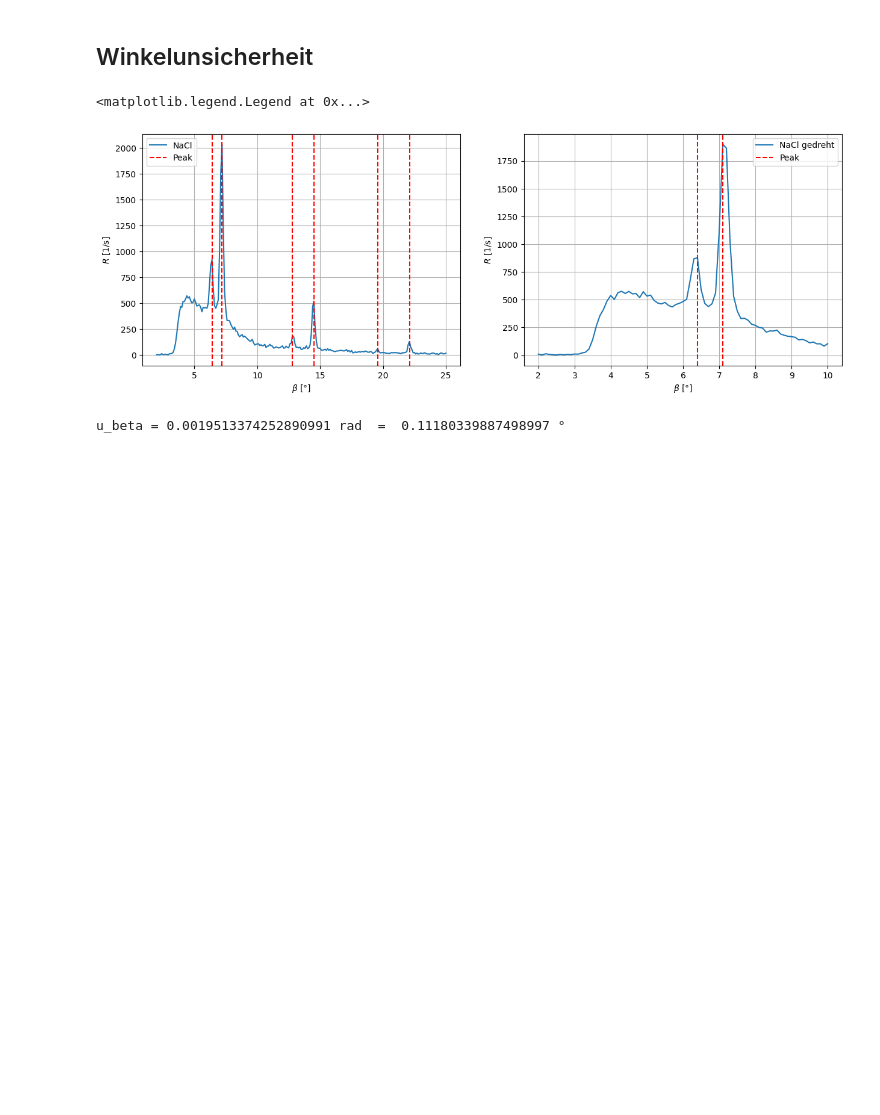
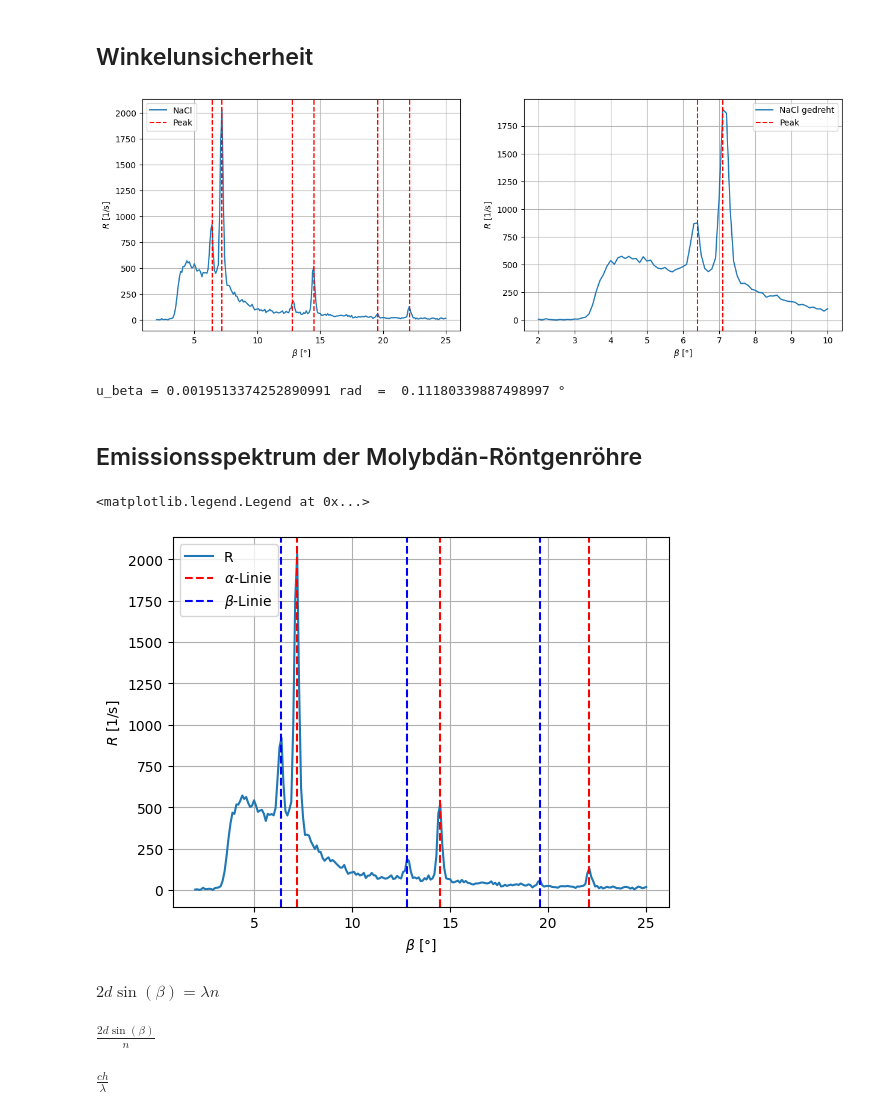
Before and after one commit to RombusBombus/AP3, a Jupyter notebook: XST/XST.ipynb, the cells around one changed output. Cells and saved outputs as stored; diff of their text form; code cells hidden in the pictures; blank space fills up the shorter version.

```diff
--- a/XST/XST.ipynb
+++ b/XST/XST.ipynb
@@ -35,12 +41,11 @@ nacl.columns = ["beta", "R"]
 nacl_gedreht = dfs["NaCl gedreht"]
 nacl_gedreht.columns = ["beta", "R"]
 
-def idx_to_beta(idx):
-    return nacl["beta"][idx]
-
+# Plot erstellen
 fig, axs = plt.subplots(1, 2, figsize=(15, 5))
 axs = axs.flatten()
 
+# Messungen plotten
 nacl.plot(x="beta", y="R", kind="line", grid=True, ax=axs[0])
 axs[0].set_xlabel(r"$\beta$ [°]")
 axs[0].set_ylabel(r"$R$ [1/s]")
@@ -48,9 +53,11 @@ nacl_gedreht.plot(x="beta", y="R", kind="line", grid=True, ax=axs[1])
 axs[1].set_xlabel(r"$\beta$ [°]")
 axs[1].set_ylabel(r"$R$ [1/s]")
 
+# peaks identifizieren
 peaks_idcs_nacl = [44, 52, 108, 125, 176, 201]
 peaks_idcs_nacl_gedreht = [44, 51]
 
+# Peaks plotten
 for peak_idx in peaks_idcs_nacl:
     axs[0].axvline(x=nacl["beta"][peak_idx], color="red", linestyle="--", label="Peak")
 for peak_idx in peaks_idcs_nacl_gedreht:
@@ -58,7 +65,8 @@ for peak_idx in peaks_idcs_nacl_gedreht:
 
 axs[0].legend(["NaCl", "Peak"])
 axs[1].legend(["NaCl gedreht", "Peak"])
+
+plt.savefig("Winkelunsicherheit.svg")
 # %% [output]
-<matplotlib.legend.Legend at 0x...>
 [figure]
 # %%
@@ -71,3 +81,38 @@ u_beta = np.sqrt(u_beta_anleitung**2 + diffs_rad.max()**2)
 print(f"u_beta = {u_beta} rad", " = ", np.rad2deg(u_beta), "°")
 # %% [output]
 u_beta = 0.0019513374252890991 rad  =  0.11180339887498997 °
+# %% [markdown]
+## Emissionsspektrum der Molybdän-Röntgenröhre
+# %%
+nacl.plot(x="beta", y="R", kind="line", grid=True)
+plt.xlabel(r"$\beta$ [°]")
+plt.ylabel(r"$R$ [1/s]")
+
+# alpha peaks plotten (jeder 2.)
+alpha_peak_idcs = peaks_idcs_nacl[1::2]
+for i, peak_idx in enumerate(alpha_peak_idcs):
+    label = "" if i > 0 else r"$\alpha$-Linie"
+    plt.axvline(x=nacl["beta"][peak_idx], color="red", linestyle="--", label=label)
+
+# beta peaks plotten (jeder 2.)
+beta_peak_idcs = peaks_idcs_nacl[::2]
+for i, peak_idx in enumerate(beta_peak_idcs):
+    label = "" if i > 0 else r"$\beta$-Linie"
+    plt.axvline(x=nacl["beta"][peak_idx], color="blue", linestyle="--", label=label)
+
+plt.legend()
+# %% [output]
+<matplotlib.legend.Legend at 0x...>
+[figure, added]
+# %%
+# Bragg Bedingung
+n_symbol, d_symbol, beta_symbol, lambda_symbol = symbols("n d beta lambda")
+bragg_bedingung = Eq(2 * d_symbol * sin(beta_symbol), n_symbol*lambda_symbol)
+bragg_bedingung
+# %% [output]
+$\displaystyle 2 d \sin{\left(\beta \right)} = \lambda n$
+# %%
+lambda_formula = solve(bragg_bedingung, lambda_symbol)[0]
+lambda_formula
+# %% [output]
+$\displaystyle \frac{2 d \sin{\left(\beta \right)}}{n}$
@@ -73,0 +137,7 @@ u_beta = 0.0019513374252890991 rad  =  0.11180339887498997 °
+# %%
+# Energien berechnen
+h_symbol, c_symbol, lambda_symbol = symbols("h c lambda")
+E_formula = h_symbol*c_symbol/lambda_symbol
+E_formula
+# %% [output]
+$\displaystyle \frac{c h}{\lambda}$
```
Also changed, not shown: parts of 25 cells of this notebook, 2 other files.
